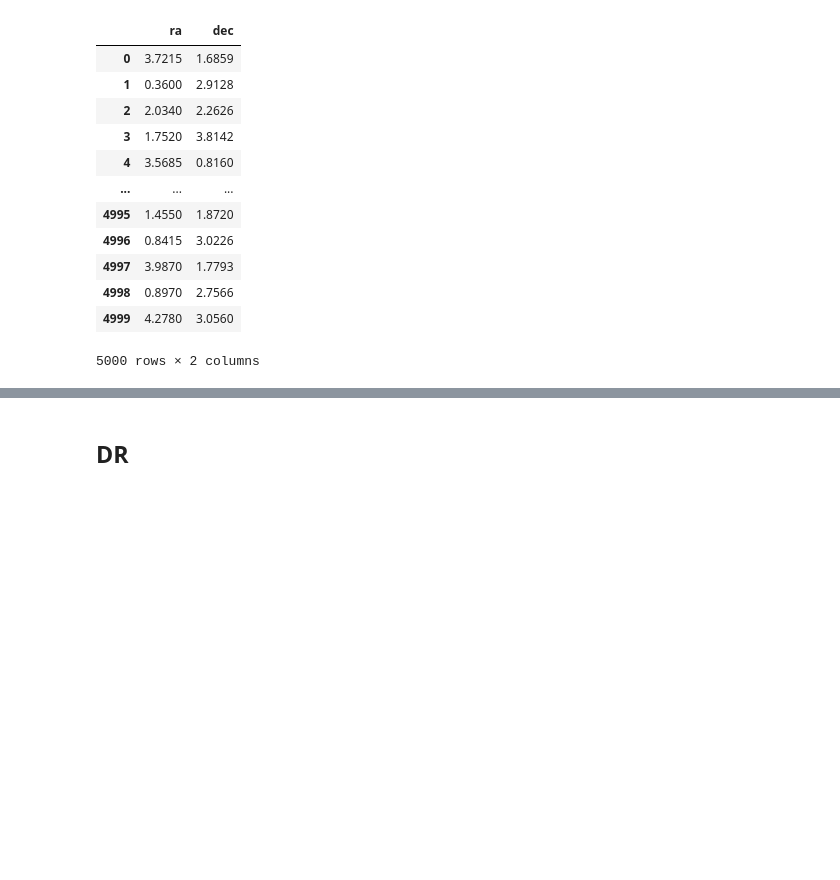
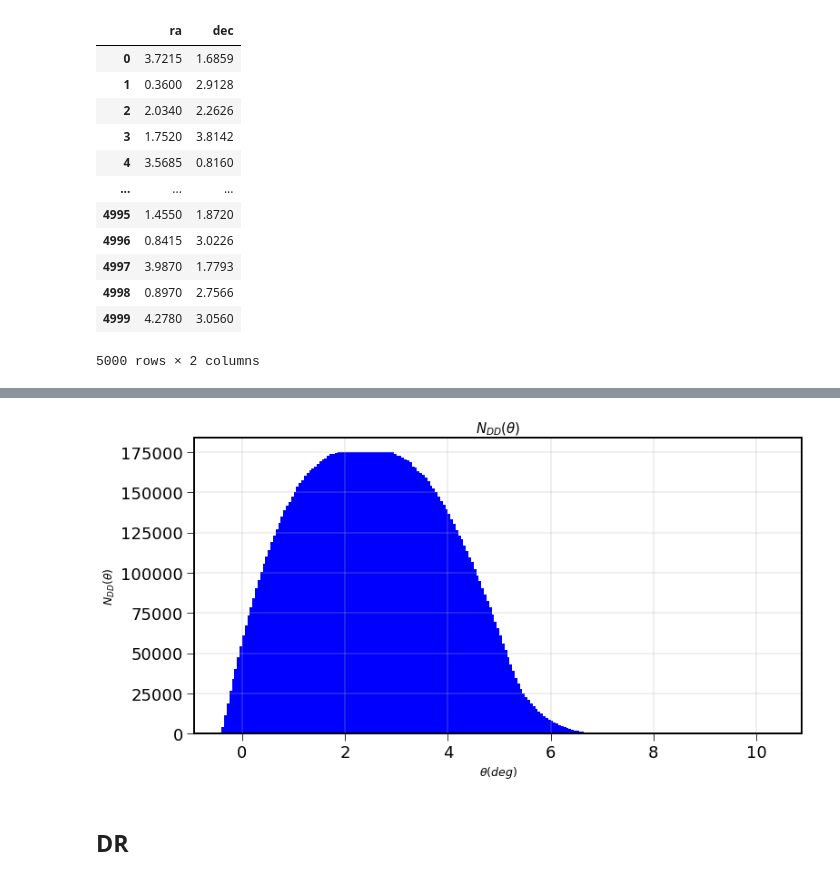
Before and after one commit to sylvielsstfr/MyPracticalAstronomyStat, a Jupyter notebook: Chapter09/Exercice09_02.ipynb, the cells around one changed output, grey strips where cells are left out. Cells and saved outputs as stored; diff of their text form; code cells hidden in the pictures; blank space fills up the shorter version.

```diff
--- a/Chapter09/Exercice09_02.ipynb
+++ b/Chapter09/Exercice09_02.ipynb
@@ -222,12 +222,12 @@ df3
 5000 rows × 2 columns
 # %%
 # loop on each element in the original dataframe
-df0=df3.copy()
+df0=df_data.copy()
 
 df0.reset_index()
 df_data.reset_index()
 
-for index, row in df3.iterrows():
+for index, row in df_data.iterrows():
 
 
     # isolate the current element
@@ -257,13 +291,15 @@ np.save(filename_histo, NDD)
 # %%
 fig, ax = plt.subplots()
 ax.bar(THETAS, NDD,facecolor="b")
 #ax.set_yscale("log")
 #ax.set_xscale("log")
 ax.set_xlabel("$\\theta (deg)$")
 ax.set_ylabel("$N_{DD}(\\theta)$")
 ax.set_title("$N_{DD}(\\theta)$")
 ax.grid()
 if FLAG_FIGFILE:
-    figname = string_date + "_ndd.png"
+    figname = string_date + "_ndd_small.png"
     plt.savefig(figname)
 fig.show()
+# %% [output]
+[figure, added]
```
Also changed, not shown: parts of 18 cells of this notebook.
